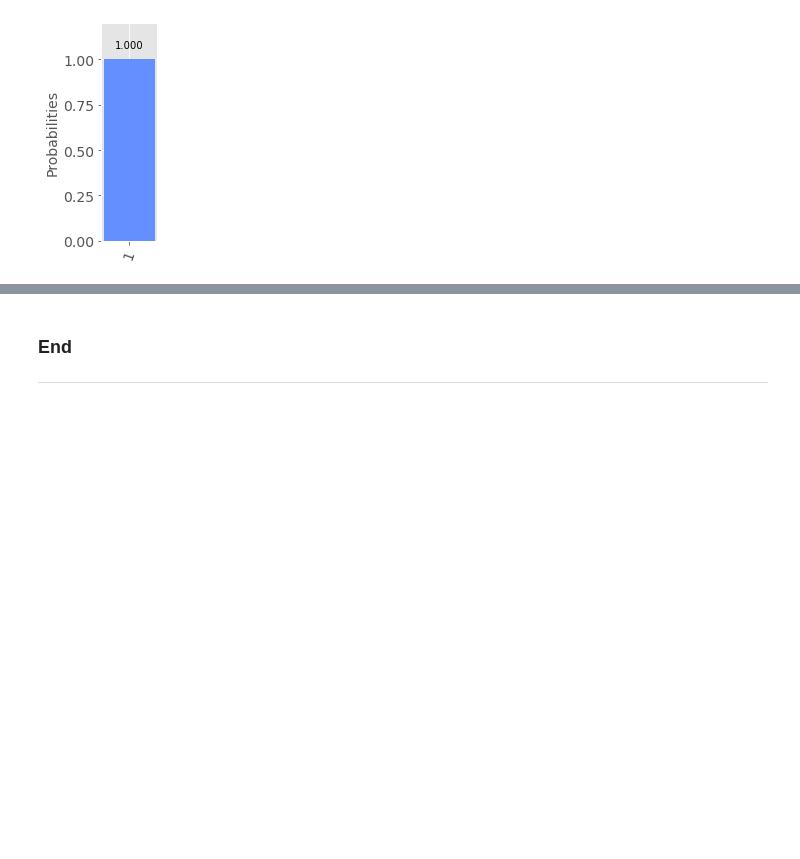
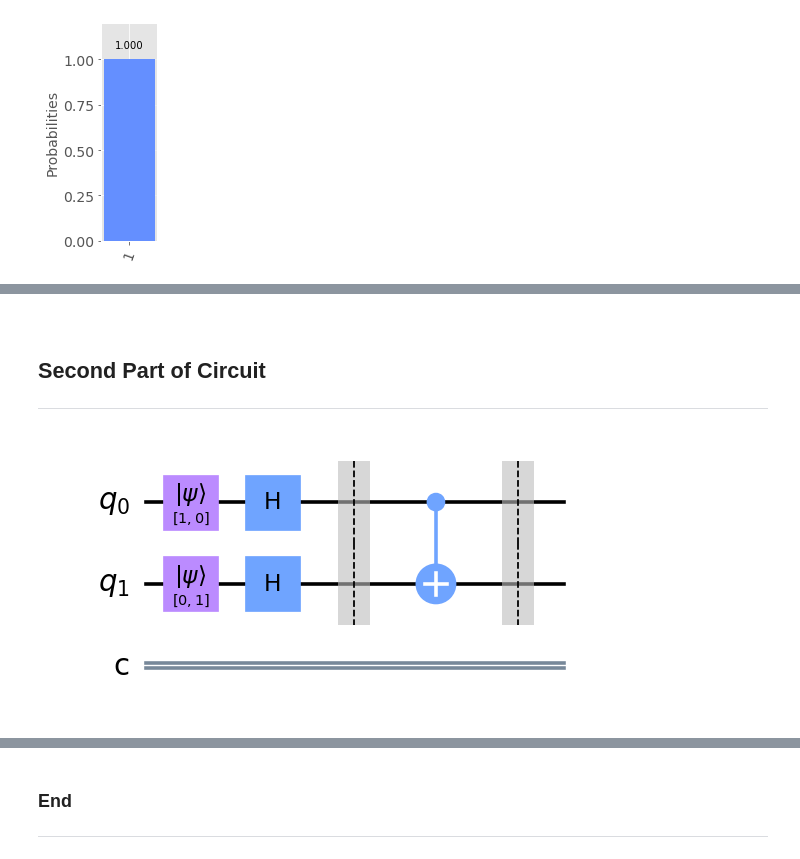
Before and after one commit to krystianopryszek99/Emerging-Technologies, a Jupyter notebook: quantum-deutsch.ipynb, the cells around one changed output, grey strips where cells are left out. Drawn from its saved outputs; the diff is of its cells as text; code cells hidden in the pictures; blank space fills up the shorter version.

```diff
--- a/quantum-deutsch.ipynb
+++ b/quantum-deutsch.ipynb
@@ -298,0 +452,17 @@ qiskit.visualization.plot_histogram(counts, figsize=(1, 4))
+# %% [markdown]
+<br>
+
+## Second Part of Circuit
+
+***
+# %%
+# Append the random_f() circuit to circuit.
+circuit.compose(random_f(), inplace=True)
+
+# Separate parts of circuit.
+circuit.barrier()
+
+# Draw the circuit.
+circuit.draw(output='mpl', scale=1.8)
+# %% [output]
+[figure, added]
```
Also changed, not shown: parts of 21 cells of this notebook.
